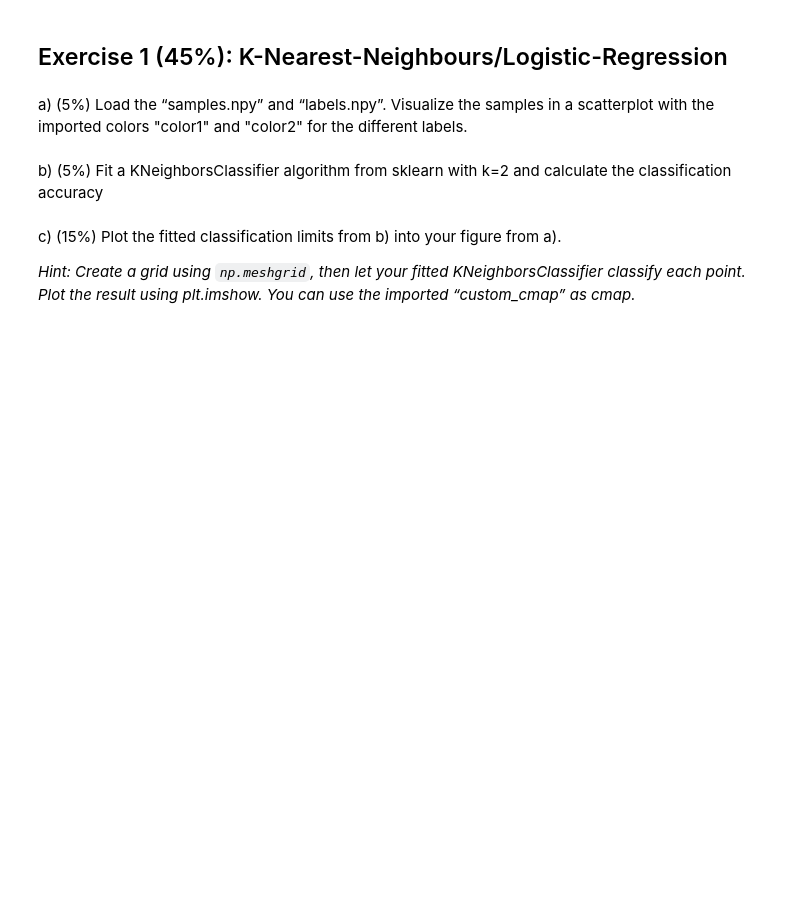
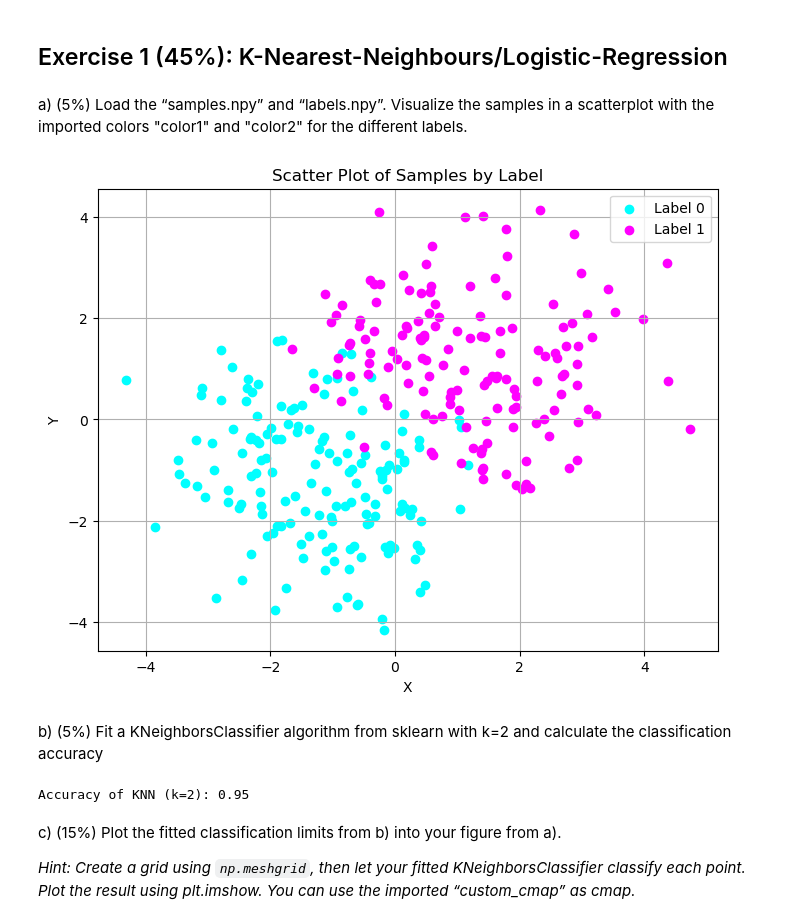
Before and after one commit to erdfern/studium, a Jupyter notebook: ss24/ds1-ss24/exercises/7/Exercise_eng.ipynb, the cells around one changed output. Saved outputs shown, nothing was run; the diff lists cells and outputs as text; code cells hidden in the pictures; blank space fills up the shorter version.

```diff
--- a/ss24/ds1-ss24/exercises/7/Exercise_eng.ipynb
+++ b/ss24/ds1-ss24/exercises/7/Exercise_eng.ipynb
@@ -26,8 +26,50 @@ from utils import color1, color2, custom_cmap
 ## Exercise 1 (45%): K-Nearest-Neighbours/Logistic-Regression
 # %% [markdown]
 a) (5%) Load the “samples.npy” and “labels.npy”. Visualize the samples in a scatterplot with the imported colors "color1" and "color2" for the different labels.
+# %%
+samples = np.load("samples.npy")
+labels = np.load("labels.npy")
+
+# Separate data points based on labels
+samples_0 = samples[labels == 0]
+samples_1 = samples[labels == 1]
+
+plt.figure(figsize=(8, 6))
+
+plt.scatter(samples_0[:, 0], samples_0[:, 1], c=color1, label='Label 0')
+
+plt.scatter(samples_1[:, 0], samples_1[:, 1], c=color2, label='Label 1')
+
+plt.xlabel('X')
+plt.ylabel('Y')
+plt.title('Scatter Plot of Samples by Label')
+plt.legend()
+
+plt.grid(True)
+plt.show()
+# %% [output]
+[figure, added]
 # %% [markdown]
 b) (5%) Fit a KNeighborsClassifier algorithm from sklearn with k=2 and calculate the classification accuracy
+# %%
+from sklearn.neighbors import KNeighborsClassifier
+from sklearn.model_selection import train_test_split
+from sklearn.metrics import accuracy_score
+
+# split data into training and testing sets. We reserve 20% of the data for testing, using 80% for training.
+X_train, X_test, y_train, y_test = train_test_split(samples, labels, test_size=0.2, random_state=42)
+
+# we first create and train the KNN classifier
+knn = KNeighborsClassifier(n_neighbors=2)  # k=2
+knn.fit(X_train, y_train)
+
+# now we use it to predict labels on the test set
+y_pred = knn.predict(X_test)
+
+accuracy = accuracy_score(y_test, y_pred)
+print(f"Accuracy of KNN (k=2): {accuracy:.2f}")
+# %% [output]
+Accuracy of KNN (k=2): 0.95
 # %% [markdown]
 c) (15%) Plot the fitted classification limits from b) into your figure from a).
 
```
Also changed, not shown: parts of 2 cells of this notebook, 1 other file.
